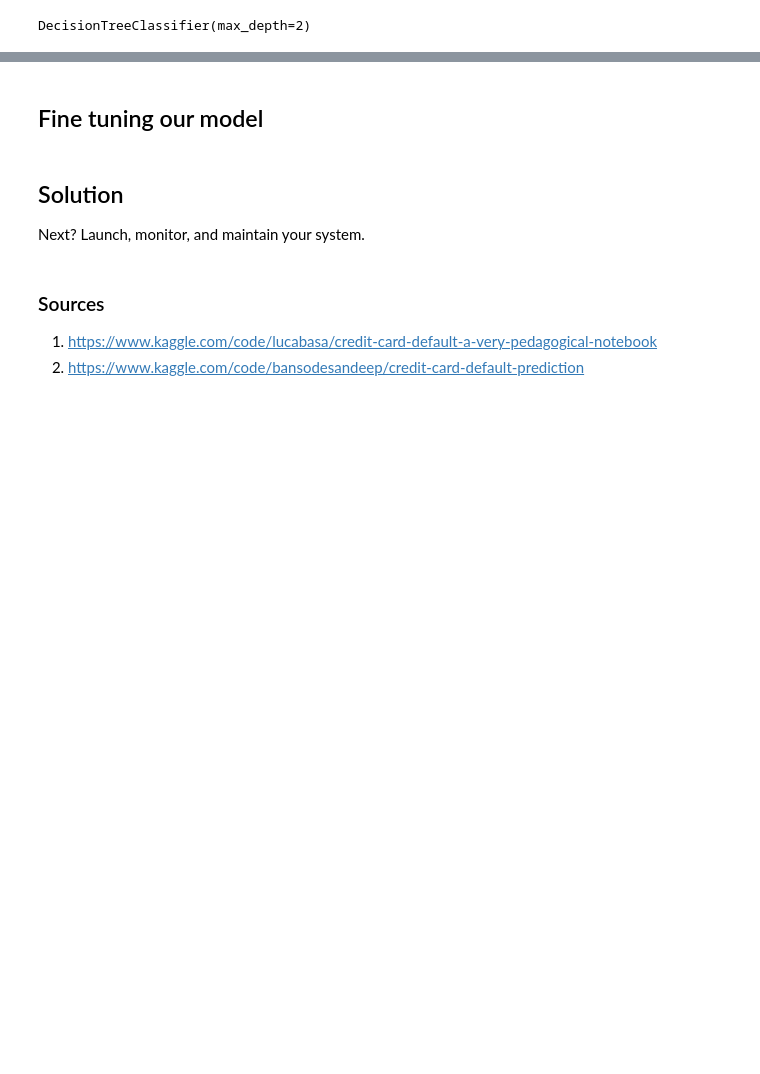
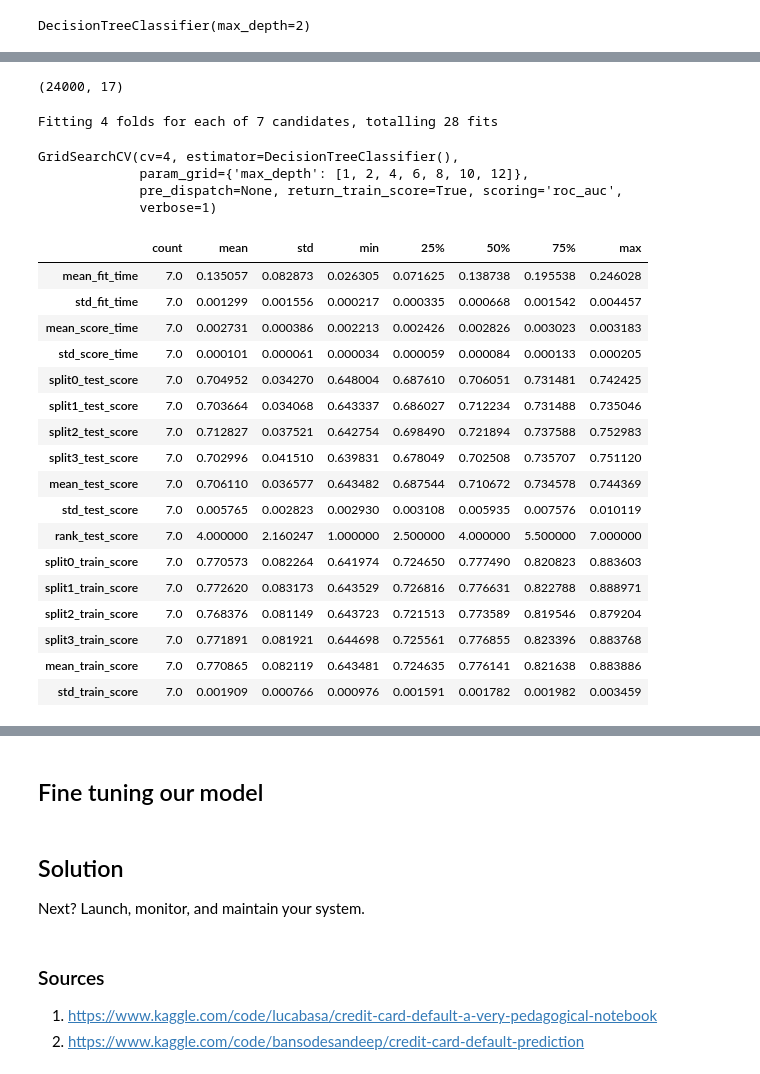
Before and after one commit to angadhsingh1/MachineLearning-DefaultCreditCards, a Jupyter notebook: final-project.ipynb, the cells around one changed output, grey strips where cells are left out. Cells and saved outputs as stored; diff of their text form; code cells hidden in the pictures; blank space fills up the shorter version.

```diff
--- a/final-project.ipynb
+++ b/final-project.ipynb
@@ -641,6 +643,8 @@ plt.show()
 [figure]
 # %% [markdown]
 ### Implenting Decision Tree
+# %%
+df = pd.read_csv('UCI_Credit_Card.csv')
 # %%
 features_response = df.columns.tolist()
 items_to_remove = ['ID', 'SEX', 'PAY_2', 'PAY_3', 'PAY_4', 'PAY_5', 'PAY_6', 'EDUCATION_CAT', 'graduate school', 'high school', 'none', 'others', 'university']
@@ -651,6 +655,5 @@ print(features_response)
 # %%
-X_train, X_test, y_train, y_test = \
-train_test_split(df[features_response[:-1]].values, df['default.payment.next.month'].values, test_size=0.2, random_state=24)
+X_train, X_test, y_train, y_test = train_test_split(df[features_response[:-1]].values, df['default.payment.next.month'].values, test_size=0.2, random_state=24)
 # %%
 dt = tree.DecisionTreeClassifier(max_depth=2)
 dt.fit(X_train, y_train)
@@ -667,0 +669,39 @@ graph
+# %%
+from sklearn.model_selection import GridSearchCV
+X_train.shape
+# %% [output]
+(24000, 17)
+# %%
+params = {'max_depth':[1, 2, 4, 6, 8, 10, 12]}
+dt = tree.DecisionTreeClassifier()
+cv = GridSearchCV(dt, param_grid=params, scoring='roc_auc', n_jobs=None, refit=True, cv=4, verbose=1, pre_dispatch=None, error_score=np.nan, return_train_score=True)
+cv.fit(X_train, y_train)
+# %% [output]
+Fitting 4 folds for each of 7 candidates, totalling 28 fits
+GridSearchCV(cv=4, estimator=DecisionTreeClassifier(),
+             param_grid={'max_depth': [1, 2, 4, 6, 8, 10, 12]},
+             pre_dispatch=None, return_train_score=True, scoring='roc_auc',
+             verbose=1)
+# %%
+cv_results_df = pd.DataFrame(cv.cv_results_)
+# %%
+cv_results_df.describe().T
+# %% [output]
+|  | count | mean | std | min | 25% | 50% | 75% | max |
+| mean_fit_time | 7.0 | 0.135057 | 0.082873 | 0.026305 | 0.071625 | 0.138738 | 0.195538 | 0.246028 |
+| std_fit_time | 7.0 | 0.001299 | 0.001556 | 0.000217 | 0.000335 | 0.000668 | 0.001542 | 0.004457 |
+| mean_score_time | 7.0 | 0.002731 | 0.000386 | 0.002213 | 0.002426 | 0.002826 | 0.003023 | 0.003183 |
+| std_score_time | 7.0 | 0.000101 | 0.000061 | 0.000034 | 0.000059 | 0.000084 | 0.000133 | 0.000205 |
+| split0_test_score | 7.0 | 0.704952 | 0.034270 | 0.648004 | 0.687610 | 0.706051 | 0.731481 | 0.742425 |
+| split1_test_score | 7.0 | 0.703664 | 0.034068 | 0.643337 | 0.686027 | 0.712234 | 0.731488 | 0.735046 |
+| split2_test_score | 7.0 | 0.712827 | 0.037521 | 0.642754 | 0.698490 | 0.721894 | 0.737588 | 0.752983 |
+| split3_test_score | 7.0 | 0.702996 | 0.041510 | 0.639831 | 0.678049 | 0.702508 | 0.735707 | 0.751120 |
+| mean_test_score | 7.0 | 0.706110 | 0.036577 | 0.643482 | 0.687544 | 0.710672 | 0.734578 | 0.744369 |
+| std_test_score | 7.0 | 0.005765 | 0.002823 | 0.002930 | 0.003108 | 0.005935 | 0.007576 | 0.010119 |
+| rank_test_score | 7.0 | 4.000000 | 2.160247 | 1.000000 | 2.500000 | 4.000000 | 5.500000 | 7.000000 |
+| split0_train_score | 7.0 | 0.770573 | 0.082264 | 0.641974 | 0.724650 | 0.777490 | 0.820823 | 0.883603 |
+| split1_train_score | 7.0 | 0.772620 | 0.083173 | 0.643529 | 0.726816 | 0.776631 | 0.822788 | 0.888971 |
+| split2_train_score | 7.0 | 0.768376 | 0.081149 | 0.643723 | 0.721513 | 0.773589 | 0.819546 | 0.879204 |
+| split3_train_score | 7.0 | 0.771891 | 0.081921 | 0.644698 | 0.725561 | 0.776855 | 0.823396 | 0.883768 |
+| mean_train_score | 7.0 | 0.770865 | 0.082119 | 0.643481 | 0.724635 | 0.776141 | 0.821638 | 0.883886 |
+| std_train_score | 7.0 | 0.001909 | 0.000766 | 0.000976 | 0.001591 | 0.001782 | 0.001982 | 0.003459 |
```
Also changed, not shown: parts of 21 cells of this notebook, 1 other file.
